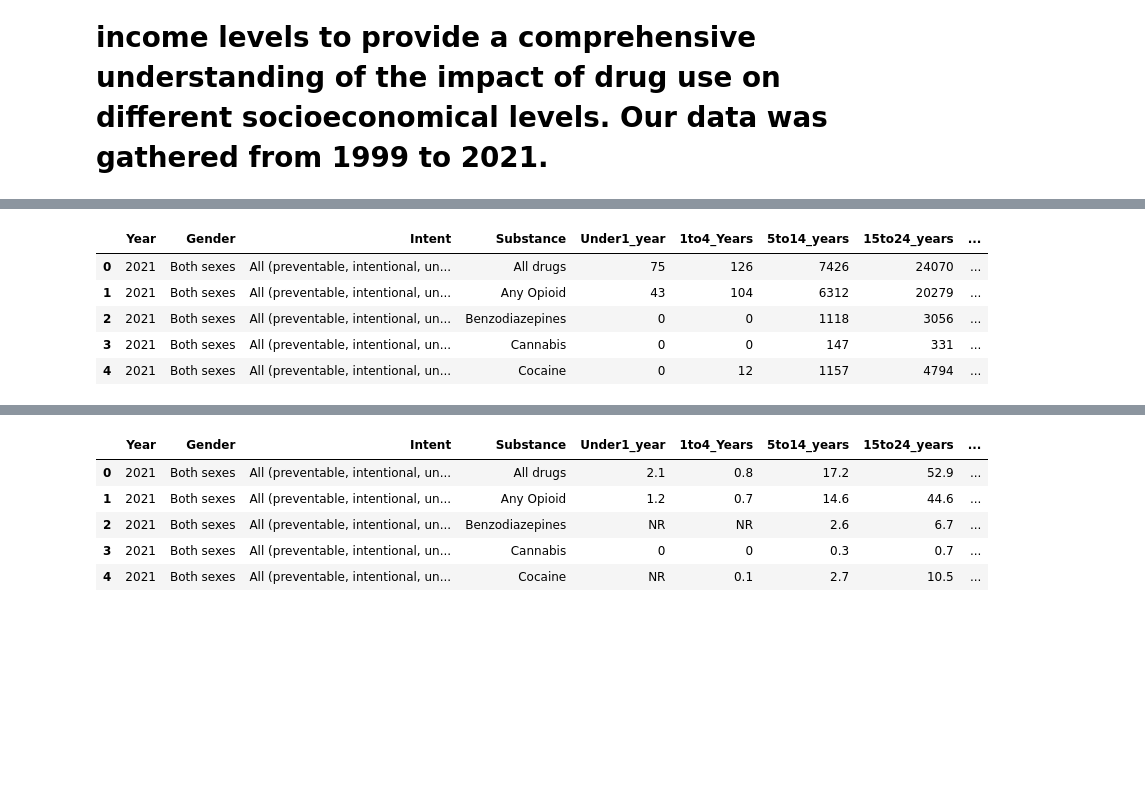
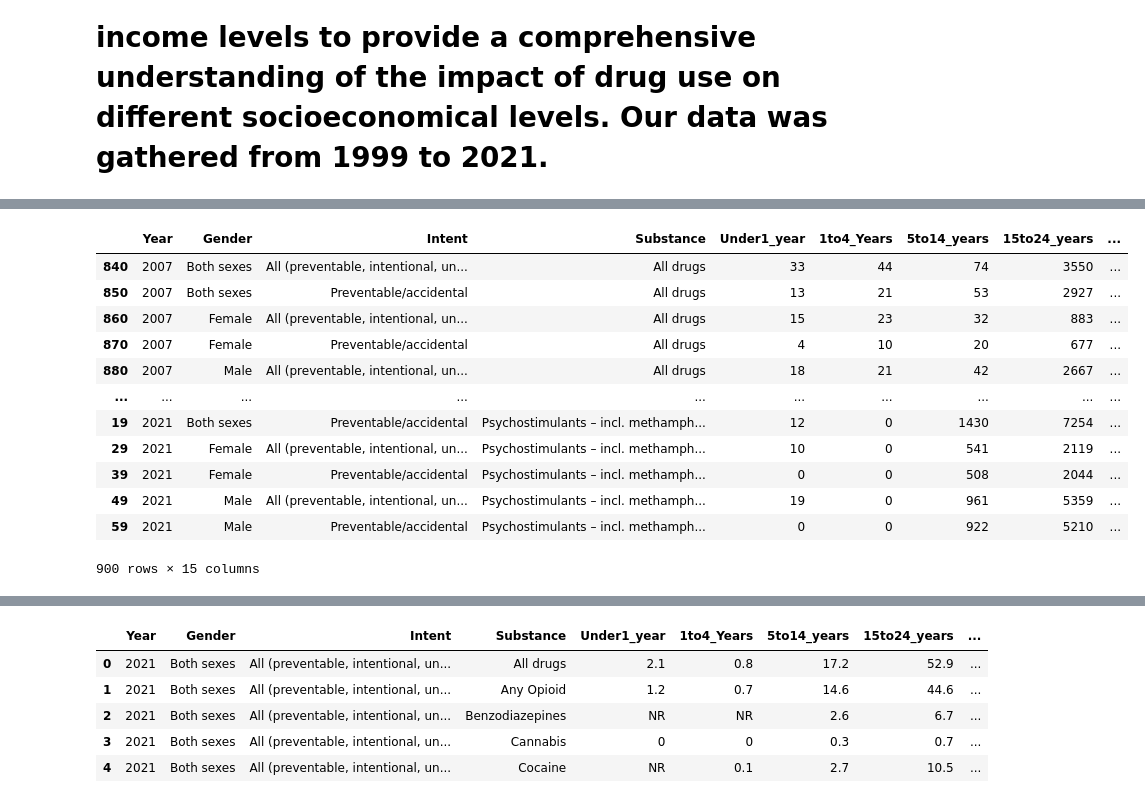
Before and after one commit to ThatCoryGirl/Project3-CrimeData, a Jupyter notebook: Project 3 - Crime Data-checkpoint.ipynb, the cells around one changed output, grey strips where cells are left out. Saved outputs shown, nothing was run; the diff lists cells and outputs as text; code cells hidden in the pictures; blank space fills up the shorter version.

Commit message:
Separated Data Frame by Years

```diff
--- a/Project 3 - Crime Data-checkpoint.ipynb
+++ b/Project 3 - Crime Data-checkpoint.ipynb
@@ -20,16 +21,25 @@ import branca
 # %%
 # Store file pathing to variables
 death_data = Path("resources/Death.csv")
 rates_data = Path("resources/Rates.csv")
 # Read files
 death_data_info = pd.read_csv(death_data)
 rates_data_info = pd.read_csv(rates_data)
+#sort file
+sorted_by_drug_deaths = death_data_info.sort_values(by=['Year', 'Substance', 'Gender'])
 # Print head()
-death_data_info.head()
+sorted_by_drug_deaths.tail(900)
 # %% [output]
 |  | Year | Gender | Intent | Substance | Under1_year | 1to4_Years | 5to14_years | 15to24_years | ... |
-| 0 | 2021 | Both sexes | All (preventable, intentional, un... | All drugs | 75 | 126 | 7426 | 24070 | ... |
-| 1 | 2021 | Both sexes | All (preventable, intentional, un... | Any Opioid | 43 | 104 | 6312 | 20279 | ... |
-| 2 | 2021 | Both sexes | All (preventable, intentional, un... | Benzodiazepines | 0 | 0 | 1118 | 3056 | ... |
-| 3 | 2021 | Both sexes | All (preventable, intentional, un... | Cannabis | 0 | 0 | 147 | 331 | ... |
-| 4 | 2021 | Both sexes | All (preventable, intentional, un... | Cocaine | 0 | 12 | 1157 | 4794 | ... |
+| 840 | 2007 | Both sexes | All (preventable, intentional, un... | All drugs | 33 | 44 | 74 | 3550 | ... |
+| 850 | 2007 | Both sexes | Preventable/accidental | All drugs | 13 | 21 | 53 | 2927 | ... |
+| 860 | 2007 | Female | All (preventable, intentional, un... | All drugs | 15 | 23 | 32 | 883 | ... |
+| 870 | 2007 | Female | Preventable/accidental | All drugs | 4 | 10 | 20 | 677 | ... |
+| 880 | 2007 | Male | All (preventable, intentional, un... | All drugs | 18 | 21 | 42 | 2667 | ... |
+| ... | ... | ... | ... | ... | ... | ... | ... | ... | ... |
+| 19 | 2021 | Both sexes | Preventable/accidental | Psychostimulants – incl. methamph... | 12 | 0 | 1430 | 7254 | ... |
+| 29 | 2021 | Female | All (preventable, intentional, un... | Psychostimulants – incl. methamph... | 10 | 0 | 541 | 2119 | ... |
+| 39 | 2021 | Female | Preventable/accidental | Psychostimulants – incl. methamph... | 0 | 0 | 508 | 2044 | ... |
+| 49 | 2021 | Male | All (preventable, intentional, un... | Psychostimulants – incl. methamph... | 19 | 0 | 961 | 5359 | ... |
+| 59 | 2021 | Male | Preventable/accidental | Psychostimulants – incl. methamph... | 0 | 0 | 922 | 5210 | ... |
+900 rows × 15 columns
```
Also changed, not shown: parts of 10 cells of this notebook.
